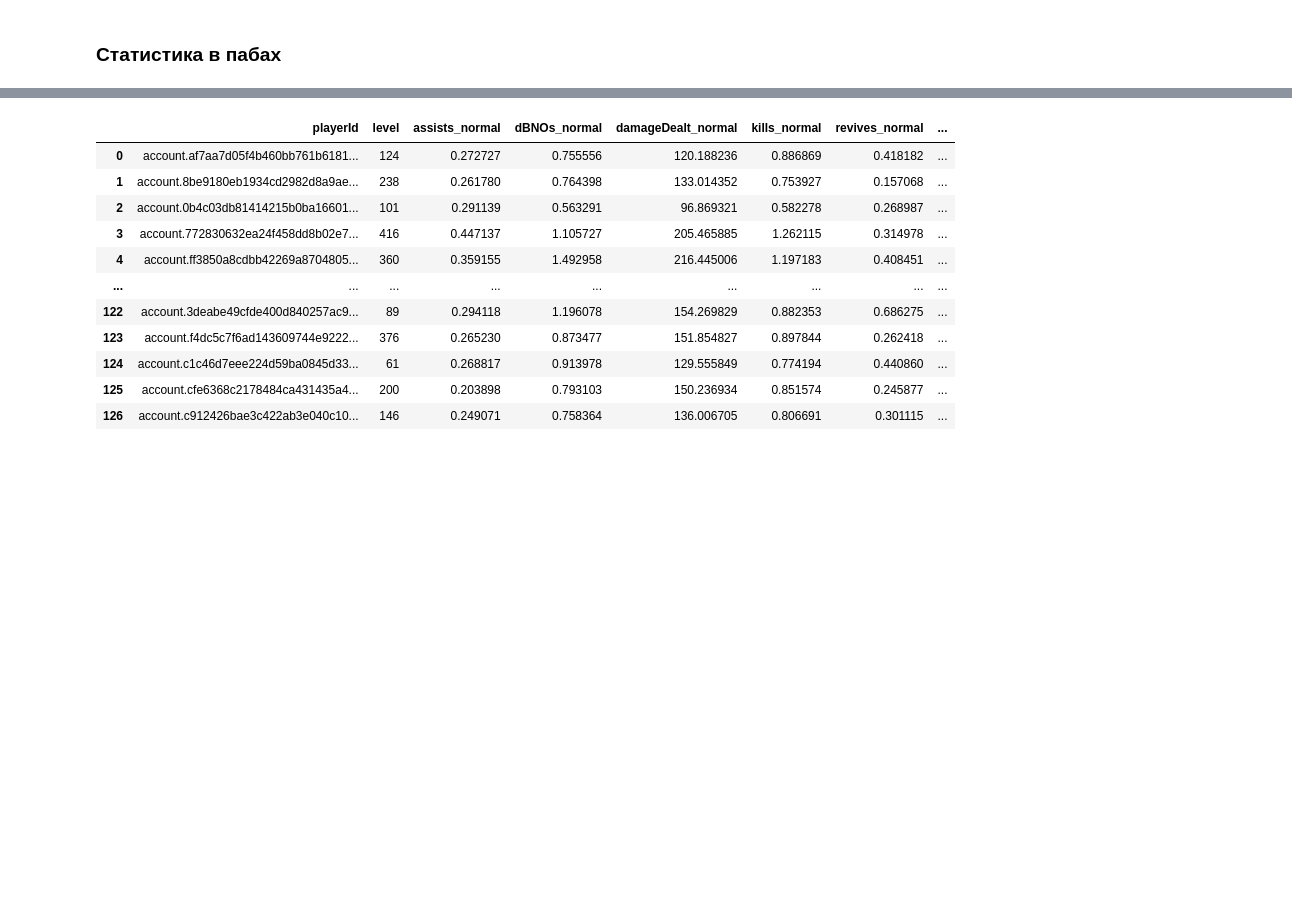
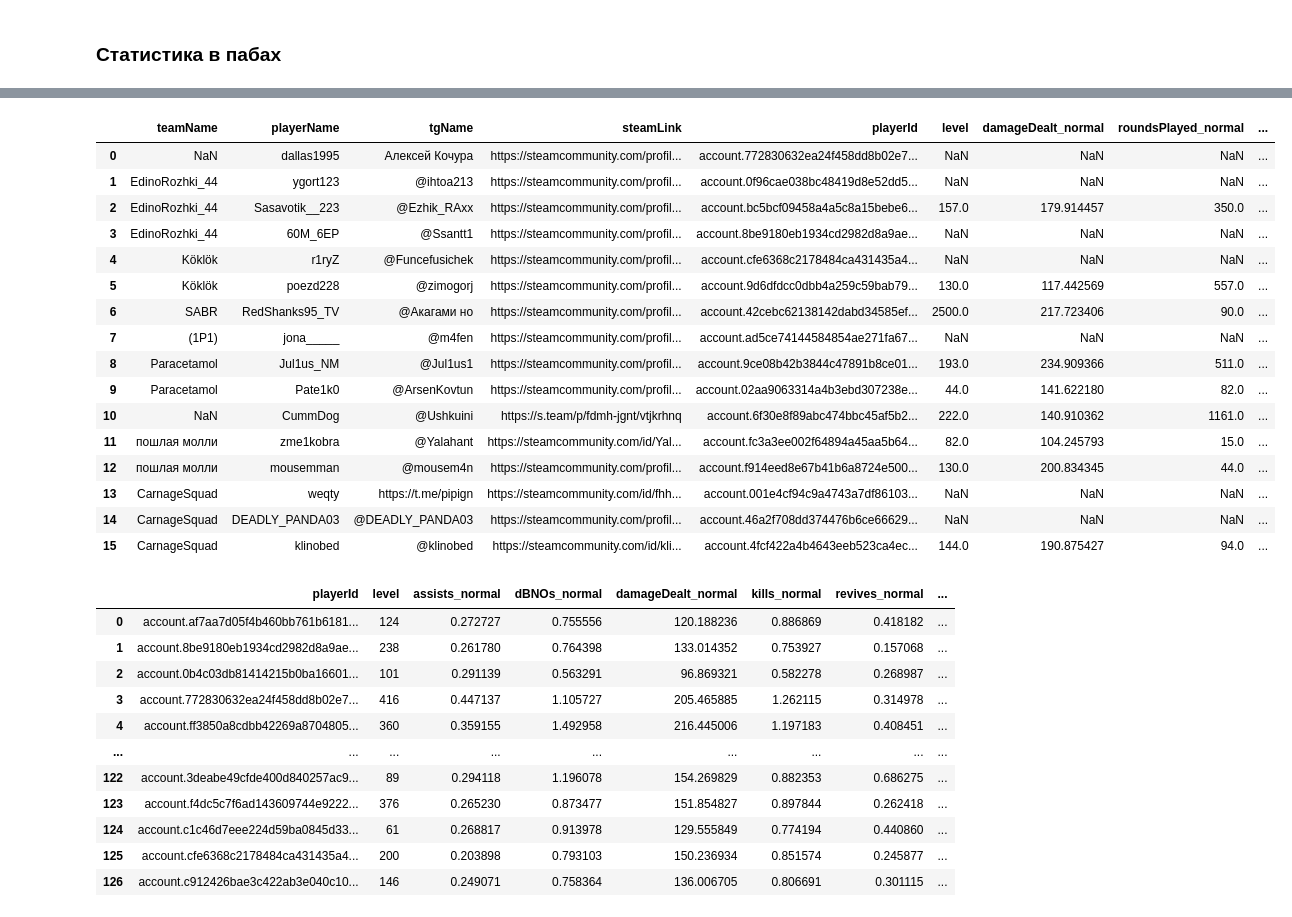
Before and after one commit to Amlaith/pubg_tournament_stats_dev, a Jupyter notebook: rating.ipynb, the cells around one changed output, grey strips where cells are left out. Cells and saved outputs as stored; diff of their text form; code cells hidden in the pictures; blank space fills up the shorter version.

```diff
--- a/rating.ipynb
+++ b/rating.ipynb
@@ -388,0 +509,5 @@ stats_df
+# %%
+new_stats['isPro'] = False
+# %%
+old_stats = pd.read_csv('data\pub_stats1.csv')
+old_stats
@@ -388,0 +528,4 @@ stats_df
+# %%
+stats_merged = pd.concat([old_stats, new_stats], axis=0).reset_index(drop=True)
+
+stats_merged
@@ -388,0 +600,18 @@ stats_df
+# %%
+# people to match
+stats_display1 = stats_merged[['playerId', 'level', 'damageDealt_normal', 'roundsPlayed_normal', 'damageDealt_ranked', 'roundsPlayed_ranked']].copy(deep=True)
+stats_display1['solo_rating'] = (stats_display1['damageDealt_normal'] * stats_display1['roundsPlayed_normal'] + stats_display1['damageDealt_ranked'] * stats_display1['roundsPlayed_ranked'] * 1.25) / (stats_display1['roundsPlayed_ranked'] + stats_display1['roundsPlayed_normal']) * 3.42677828721958 + stats_display1['level'] * 0.221403240076614
+stats_display1 = players_merged.join(stats_display1.set_index('playerId'), on='playerId')
+
+# team_rating = stats_display1[['teamName', 'solo_rating']].groupby(
+#         ['teamName']
+#     ).agg({
+#             'solo_rating': team_rating_formula,
+#         }
+#     ).rename(columns={'solo_rating': 'team_rating'})
+
+
+# stats_display1 = stats_display1.join(team_rating, on='teamName')
+# team_rating
+
+stats_display1
@@ -388,0 +638,20 @@ stats_df
+# %%
+new_regs.join(stats_display1.set_index('playerName'), on='playerName')
+# %% [output]
+|  | teamName | playerName | tgName | steamLink | playerId | level | damageDealt_normal | roundsPlayed_normal | ... |
+| 0 | NaN | dallas1995 | Алексей Кочура | https://steamcommunity.com/profil... | account.772830632ea24f458dd8b02e7... | NaN | NaN | NaN | ... |
+| 1 | EdinoRozhki_44 | ygort123 | @ihtoa213 | https://steamcommunity.com/profil... | account.0f96cae038bc48419d8e52dd5... | NaN | NaN | NaN | ... |
+| 2 | EdinoRozhki_44 | Sasavotik__223 | @Ezhik_RAxx | https://steamcommunity.com/profil... | account.bc5bcf09458a4a5c8a15bebe6... | 157.0 | 179.914457 | 350.0 | ... |
+| 3 | EdinoRozhki_44 | 60M_6EP | @Ssantt1 | https://steamcommunity.com/profil... | account.8be9180eb1934cd2982d8a9ae... | NaN | NaN | NaN | ... |
+| 4 | Köklök | r1ryZ | @Funcefusichek | https://steamcommunity.com/profil... | account.cfe6368c2178484ca431435a4... | NaN | NaN | NaN | ... |
+| 5 | Köklök | poezd228 | @zimogorj | https://steamcommunity.com/profil... | account.9d6dfdcc0dbb4a259c59bab79... | 130.0 | 117.442569 | 557.0 | ... |
+| 6 | SABR | RedShanks95_TV | @Акагами но | https://steamcommunity.com/profil... | account.42cebc62138142dabd34585ef... | 2500.0 | 217.723406 | 90.0 | ... |
+| 7 | (1P1) | jona_____ | @m4fen | https://steamcommunity.com/profil... | account.ad5ce74144584854ae271fa67... | NaN | NaN | NaN | ... |
+| 8 | Paracetamol | Jul1us_NM | @Jul1us1 | https://steamcommunity.com/profil... | account.9ce08b42b3844c47891b8ce01... | 193.0 | 234.909366 | 511.0 | ... |
+| 9 | Paracetamol | Pate1k0 | @ArsenKovtun | https://steamcommunity.com/profil... | account.02aa9063314a4b3ebd307238e... | 44.0 | 141.622180 | 82.0 | ... |
+| 10 | NaN | CummDog | @Ushkuini | https://s.team/p/fdmh-jgnt/vtjkrhnq | account.6f30e8f89abc474bbc45af5b2... | 222.0 | 140.910362 | 1161.0 | ... |
+| 11 | пошлая молли | zme1kobra | @Yalahant | https://steamcommunity.com/id/Yal... | account.fc3a3ee002f64894a45aa5b64... | 82.0 | 104.245793 | 15.0 | ... |
+| 12 | пошлая молли | mousemman | @mousem4n | https://steamcommunity.com/profil... | account.f914eed8e67b41b6a8724e500... | 130.0 | 200.834345 | 44.0 | ... |
+| 13 | CarnageSquad | weqty | https://t.me/pipign | https://steamcommunity.com/id/fhh... | account.001e4cf94c9a4743a7df86103... | NaN | NaN | NaN | ... |
+| 14 | CarnageSquad | DEADLY_PANDA03 | @DEADLY_PANDA03 | https://steamcommunity.com/profil... | account.46a2f708dd374476b6ce66629... | NaN | NaN | NaN | ... |
+| 15 | CarnageSquad | klinobed | @klinobed | https://steamcommunity.com/id/kli... | account.4fcf422a4b4643eeb523ca4ec... | 144.0 | 190.875427 | 94.0 | ... |
```
Also changed, not shown: parts of 31 cells of this notebook, 7 other files.
